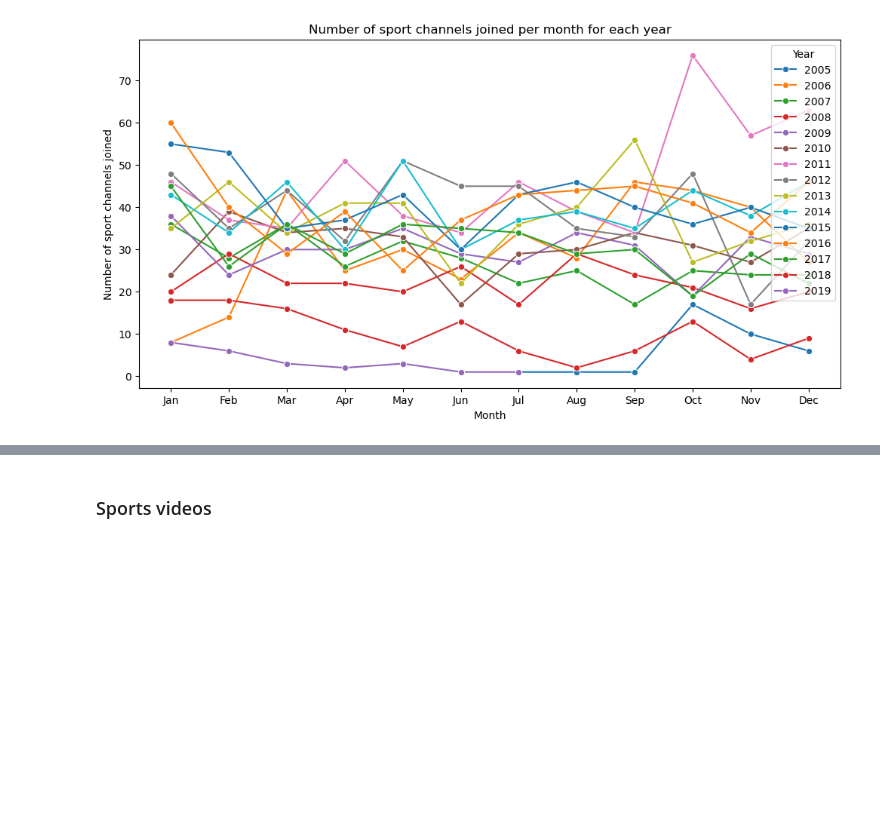
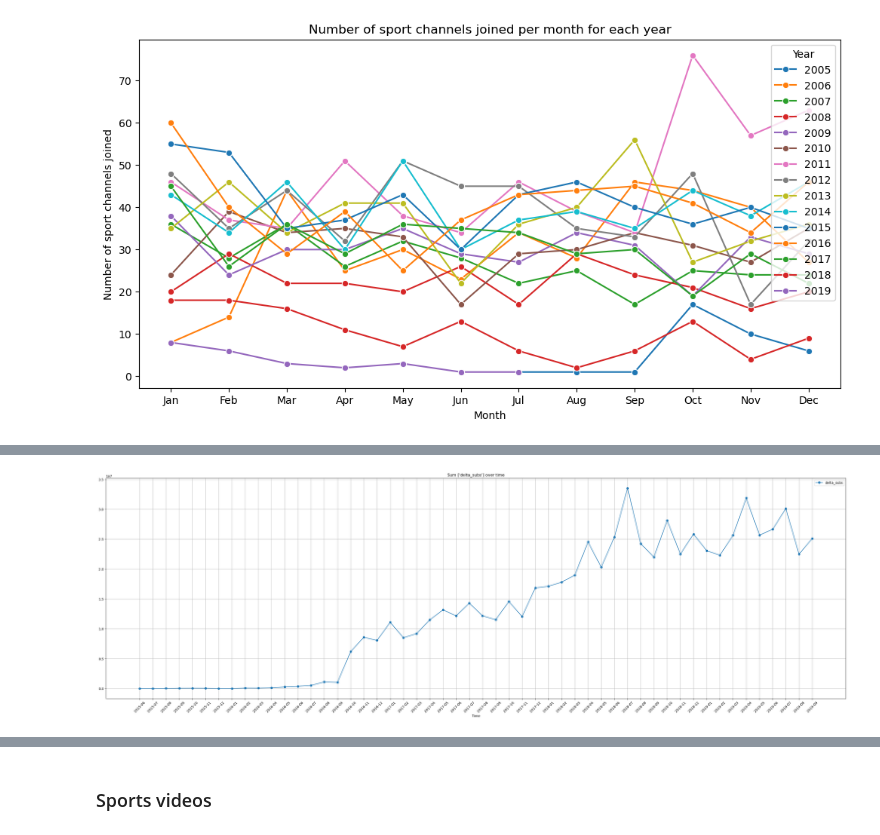
Before and after one commit to epfl-ada/ada-2024-project-robodatapioneers2024, a Jupyter notebook: initial_analysis.ipynb, the cells around one changed output, grey strips where cells are left out. Saved outputs shown, nothing was run; the diff lists cells and outputs as text; code cells hidden in the pictures; blank space fills up the shorter version.

```diff
--- a/initial_analysis.ipynb
+++ b/initial_analysis.ipynb
@@ -220,0 +379,4 @@ plt.show()
+# %%
+plot_sum_delta_amount_overtime(df_ch_ts_sports, ["delta_subs"])
+# %% [output]
+[figure, added]
```
Also changed, not shown: parts of 44 cells of this notebook, 1 other file.
